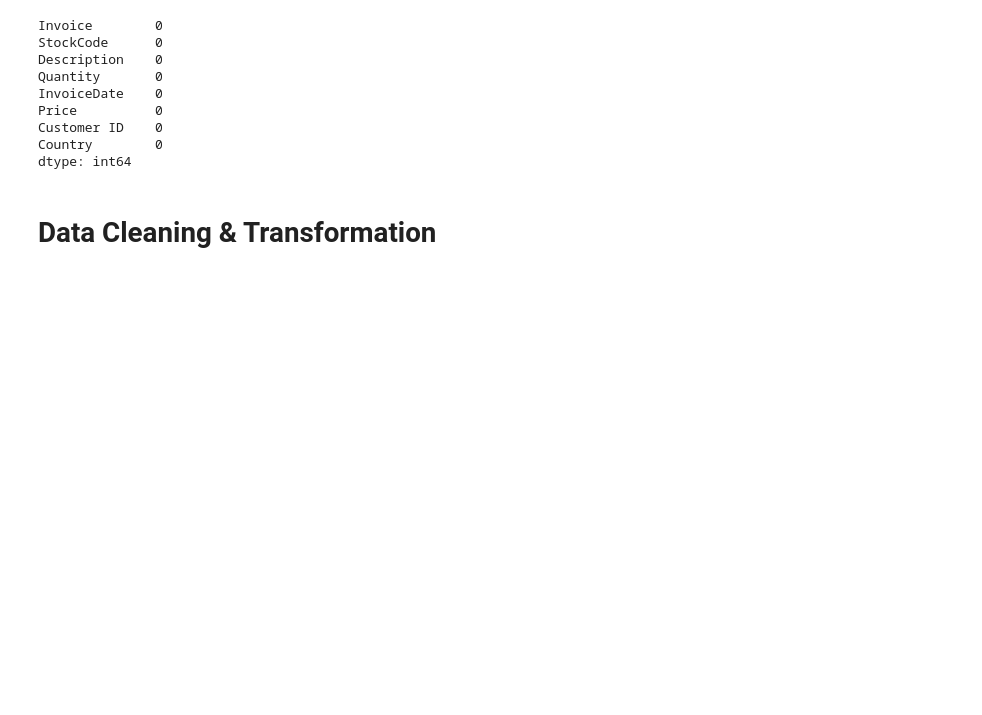
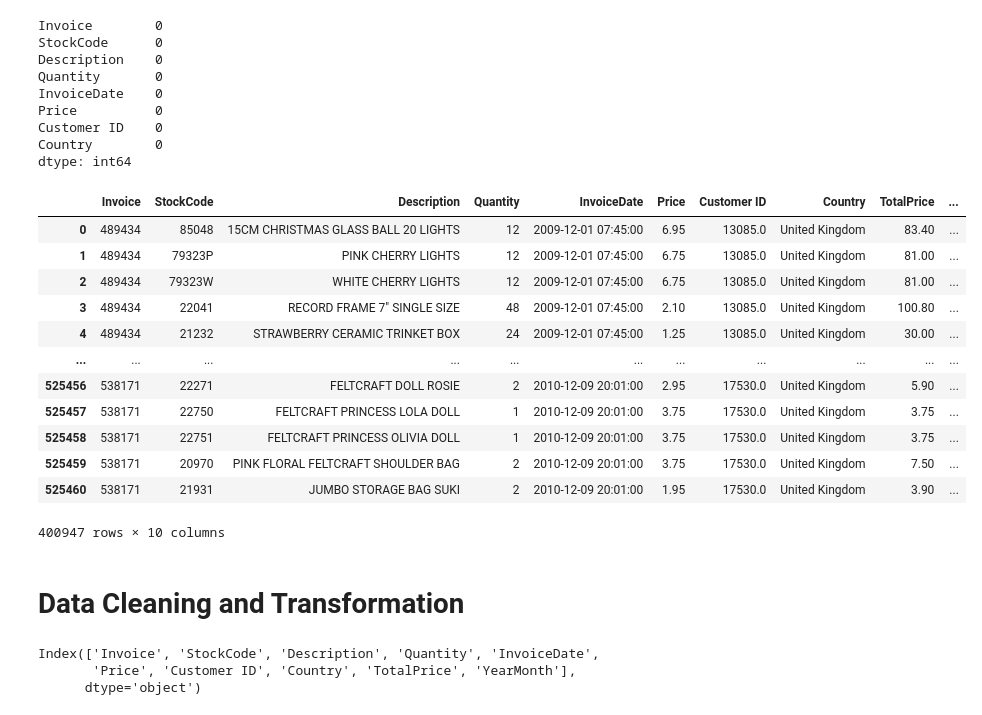
Before and after one commit to rohan0005/Sales_Data_Analysis, a Jupyter notebook: sales_data_analysis.ipynb, the cells around one changed output. Saved outputs shown, nothing was run; the diff lists cells and outputs as text; code cells hidden in the pictures; blank space fills up the shorter version.

```diff
--- a/sales_data_analysis.ipynb
+++ b/sales_data_analysis.ipynb
@@ -71,11 +77,33 @@ Price          0
 Customer ID    0
 Country        0
 dtype: int64
+# %%
+df
+# %% [output]
+|  | Invoice | StockCode | Description | Quantity | InvoiceDate | Price | Customer ID | Country | TotalPrice | ... |
+| 0 | 489434 | 85048 | 15CM CHRISTMAS GLASS BALL 20 LIGHTS | 12 | 2009-12-01 07:45:00 | 6.95 | 13085.0 | United Kingdom | 83.40 | ... |
+| 1 | 489434 | 79323P | PINK CHERRY LIGHTS | 12 | 2009-12-01 07:45:00 | 6.75 | 13085.0 | United Kingdom | 81.00 | ... |
+| 2 | 489434 | 79323W | WHITE CHERRY LIGHTS | 12 | 2009-12-01 07:45:00 | 6.75 | 13085.0 | United Kingdom | 81.00 | ... |
+| 3 | 489434 | 22041 | RECORD FRAME 7" SINGLE SIZE | 48 | 2009-12-01 07:45:00 | 2.10 | 13085.0 | United Kingdom | 100.80 | ... |
+| 4 | 489434 | 21232 | STRAWBERRY CERAMIC TRINKET BOX | 24 | 2009-12-01 07:45:00 | 1.25 | 13085.0 | United Kingdom | 30.00 | ... |
+| ... | ... | ... | ... | ... | ... | ... | ... | ... | ... | ... |
+| 525456 | 538171 | 22271 | FELTCRAFT DOLL ROSIE | 2 | 2010-12-09 20:01:00 | 2.95 | 17530.0 | United Kingdom | 5.90 | ... |
+| 525457 | 538171 | 22750 | FELTCRAFT PRINCESS LOLA DOLL | 1 | 2010-12-09 20:01:00 | 3.75 | 17530.0 | United Kingdom | 3.75 | ... |
+| 525458 | 538171 | 22751 | FELTCRAFT PRINCESS OLIVIA DOLL | 1 | 2010-12-09 20:01:00 | 3.75 | 17530.0 | United Kingdom | 3.75 | ... |
+| 525459 | 538171 | 20970 | PINK FLORAL FELTCRAFT SHOULDER BAG | 2 | 2010-12-09 20:01:00 | 3.75 | 17530.0 | United Kingdom | 7.50 | ... |
+| 525460 | 538171 | 21931 | JUMBO STORAGE BAG SUKI | 2 | 2010-12-09 20:01:00 | 1.95 | 17530.0 | United Kingdom | 3.90 | ... |
+400947 rows × 10 columns
 # %% [markdown]
-# Data Cleaning & Transformation
+# Data Cleaning and Transformation
 # %%
 #Create a New Column for Total Price
 df['TotalPrice'] = df['Quantity'] * df['Price']
+# %%
+df.columns
+# %% [output]
+Index(['Invoice', 'StockCode', 'Description', 'Quantity', 'InvoiceDate',
+       'Price', 'Customer ID', 'Country', 'TotalPrice', 'YearMonth'],
+      dtype='object')
 # %%
 #remove negative or refund transactions
 df = df[df['Quantity'] > 0]
```
Also changed, not shown: parts of 11 cells of this notebook.
